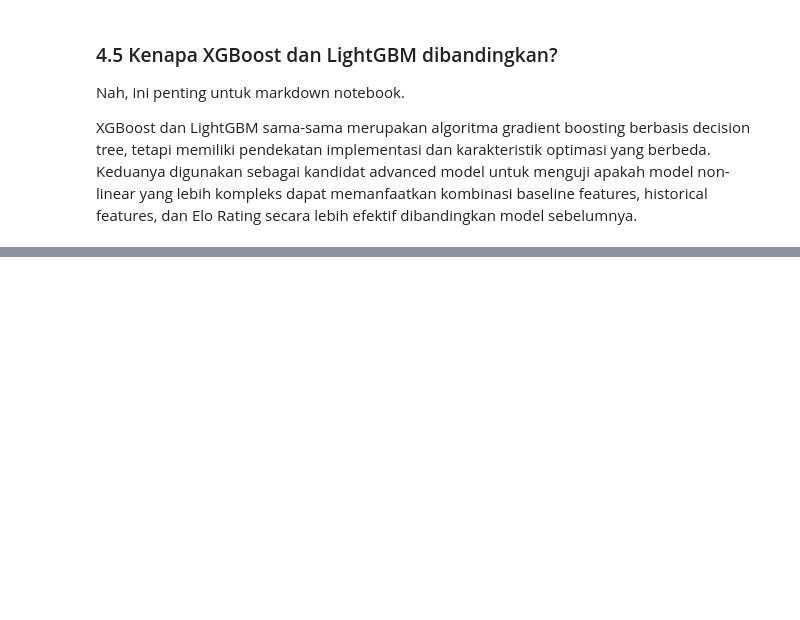
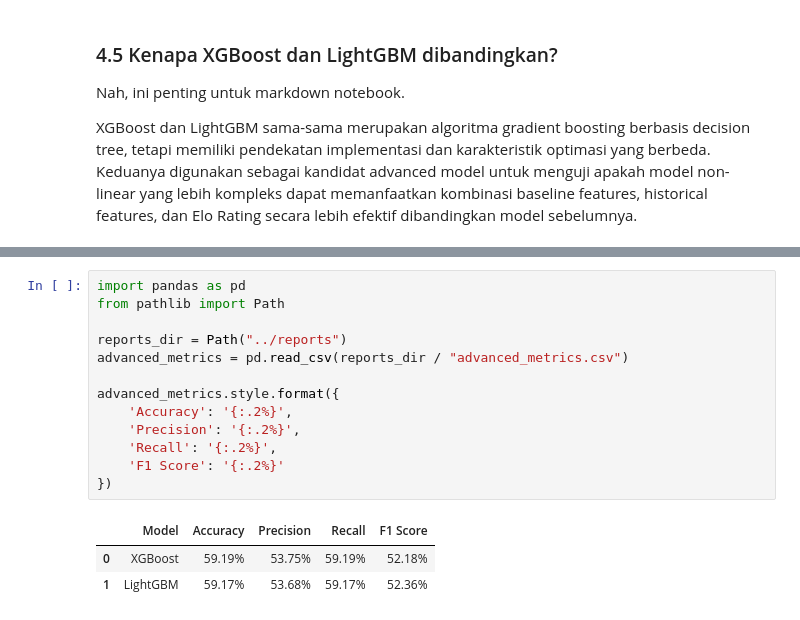
Before and after one commit to RyannPy/international-football-prediction, a Jupyter notebook: notebooks/11_advanced_modeling.ipynb, the cells around one changed output, grey strips where cells are left out. Cells and saved outputs as stored; diff of their text form; blank space fills up the shorter version.

```diff
--- a/notebooks/11_advanced_modeling.ipynb
+++ b/notebooks/11_advanced_modeling.ipynb
@@ -563,0 +599,17 @@ XGBoost dan LightGBM sama-sama merupakan algoritma gradient boosting berbasis de
+# %%
+import pandas as pd
+from pathlib import Path
+
+reports_dir = Path("../reports")
+advanced_metrics = pd.read_csv(reports_dir / "advanced_metrics.csv")
+
+advanced_metrics.style.format({
+    'Accuracy': '{:.2%}',
+    'Precision': '{:.2%}',
+    'Recall': '{:.2%}',
+    'F1 Score': '{:.2%}'
+})
+# %% [output]
+|  | Model | Accuracy | Precision | Recall | F1 Score |
+| 0 | XGBoost | 59.19% | 53.75% | 59.19% | 52.18% |
+| 1 | LightGBM | 59.17% | 53.68% | 59.17% | 52.36% |
```
Also changed, not shown: parts of 8 cells of this notebook, 1 other file.
